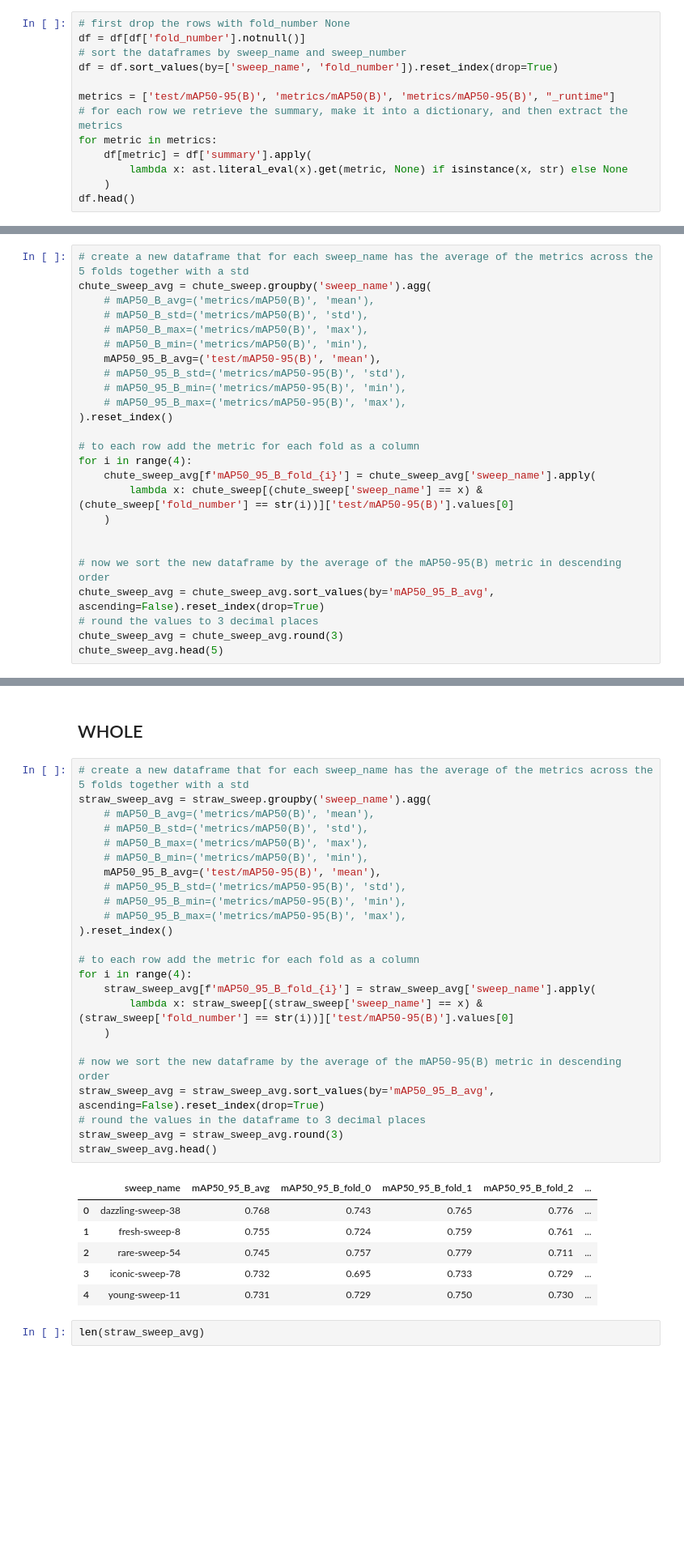
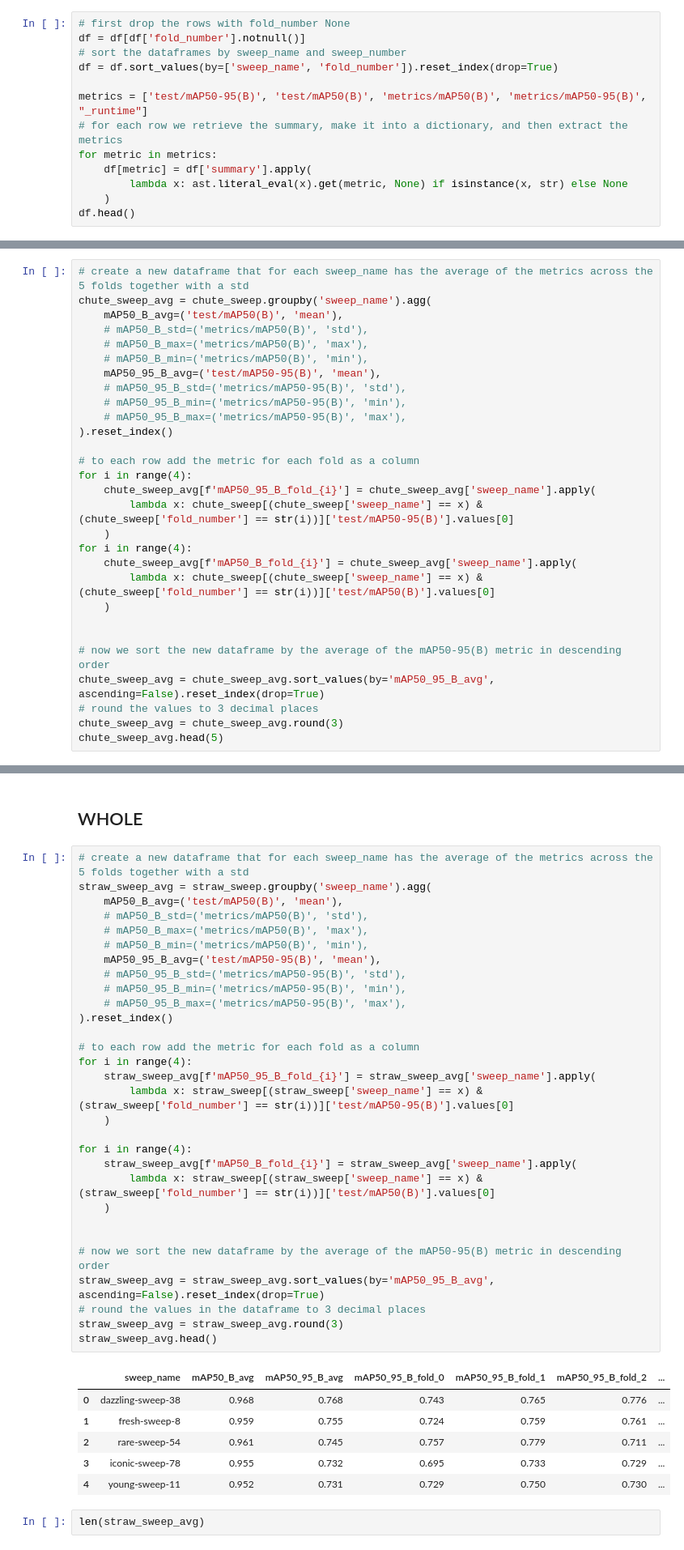
Before and after one commit to rreezN/strawml, a Jupyter notebook: strawml/data/wandbdata.ipynb, the cells around one changed output, grey strips where cells are left out. Shown at 81% size. Cells and saved outputs as stored; diff of their text form; blank space fills up the shorter version.

```diff
--- a/strawml/data/wandbdata.ipynb
+++ b/strawml/data/wandbdata.ipynb
@@ -104,7 +104,7 @@ df = df[df['fold_number'].notnull()]
 # sort the dataframes by sweep_name and sweep_number
 df = df.sort_values(by=['sweep_name', 'fold_number']).reset_index(drop=True)
 
-metrics = ['test/mAP50-95(B)', 'metrics/mAP50(B)', 'metrics/mAP50-95(B)', "_runtime"]
+metrics = ['test/mAP50-95(B)', 'test/mAP50(B)', 'metrics/mAP50(B)', 'metrics/mAP50-95(B)', "_runtime"]
 # for each row we retrieve the summary, make it into a dictionary, and then extract the metrics
 for metric in metrics:
     df[metric] = df['summary'].apply(
@@ -148,7 +148,7 @@ Number of duplicates in straw_sweep: 0
 # %%
 # create a new dataframe that for each sweep_name has the average of the metrics across the 5 folds together with a std
 chute_sweep_avg = chute_sweep.groupby('sweep_name').agg(
-    # mAP50_B_avg=('metrics/mAP50(B)', 'mean'),
+    mAP50_B_avg=('test/mAP50(B)', 'mean'),
     # mAP50_B_std=('metrics/mAP50(B)', 'std'),
     # mAP50_B_max=('metrics/mAP50(B)', 'max'),
     # mAP50_B_min=('metrics/mAP50(B)', 'min'),
@@ -163,6 +163,10 @@ for i in range(4):
     chute_sweep_avg[f'mAP50_95_B_fold_{i}'] = chute_sweep_avg['sweep_name'].apply(
         lambda x: chute_sweep[(chute_sweep['sweep_name'] == x) & (chute_sweep['fold_number'] == str(i))]['test/mAP50-95(B)'].values[0]
     )
+for i in range(4):
+    chute_sweep_avg[f'mAP50_B_fold_{i}'] = chute_sweep_avg['sweep_name'].apply(
+        lambda x: chute_sweep[(chute_sweep['sweep_name'] == x) & (chute_sweep['fold_number'] == str(i))]['test/mAP50(B)'].values[0]
+    )
 
 
 # now we sort the new dataframe by the average of the mAP50-95(B) metric in descending order
@@ -268,34 +272,40 @@ Top 5 cutout sweep config: {'lr': 0.008182627982129776, 'imgsz': 224, 'optimizer
 # %%
 # create a new dataframe that for each sweep_name has the average of the metrics across the 5 folds together with a std
 straw_sweep_avg = straw_sweep.groupby('sweep_name').agg(
-    # mAP50_B_avg=('metrics/mAP50(B)', 'mean'),
+    mAP50_B_avg=('test/mAP50(B)', 'mean'),
     # mAP50_B_std=('metrics/mAP50(B)', 'std'),
     # mAP50_B_max=('metrics/mAP50(B)', 'max'),
     # mAP50_B_min=('metrics/mAP50(B)', 'min'),
     mAP50_95_B_avg=('test/mAP50-95(B)', 'mean'),
     # mAP50_95_B_std=('metrics/mAP50-95(B)', 'std'),
     # mAP50_95_B_min=('metrics/mAP50-95(B)', 'min'),
     # mAP50_95_B_max=('metrics/mAP50-95(B)', 'max'),
 ).reset_index()
 
 # to each row add the metric for each fold as a column
 for i in range(4):
     straw_sweep_avg[f'mAP50_95_B_fold_{i}'] = straw_sweep_avg['sweep_name'].apply(
         lambda x: straw_sweep[(straw_sweep['sweep_name'] == x) & (straw_sweep['fold_number'] == str(i))]['test/mAP50-95(B)'].values[0]
     )
 
+for i in range(4):
+    straw_sweep_avg[f'mAP50_B_fold_{i}'] = straw_sweep_avg['sweep_name'].apply(
+        lambda x: straw_sweep[(straw_sweep['sweep_name'] == x) & (straw_sweep['fold_number'] == str(i))]['test/mAP50(B)'].values[0]
+    )
+
+
 # now we sort the new dataframe by the average of the mAP50-95(B) metric in descending order
 straw_sweep_avg = straw_sweep_avg.sort_values(by='mAP50_95_B_avg', ascending=False).reset_index(drop=True)
 # round the values in the dataframe to 3 decimal places
 straw_sweep_avg = straw_sweep_avg.round(3)
 straw_sweep_avg.head()
 # %% [output]
-|  | sweep_name | mAP50_95_B_avg | mAP50_95_B_fold_0 | mAP50_95_B_fold_1 | mAP50_95_B_fold_2 | ... |
-| 0 | dazzling-sweep-38 | 0.768 | 0.743 | 0.765 | 0.776 | ... |
-| 1 | fresh-sweep-8 | 0.755 | 0.724 | 0.759 | 0.761 | ... |
-| 2 | rare-sweep-54 | 0.745 | 0.757 | 0.779 | 0.711 | ... |
-| 3 | iconic-sweep-78 | 0.732 | 0.695 | 0.733 | 0.729 | ... |
-| 4 | young-sweep-11 | 0.731 | 0.729 | 0.750 | 0.730 | ... |
+|  | sweep_name | mAP50_B_avg | mAP50_95_B_avg | mAP50_95_B_fold_0 | mAP50_95_B_fold_1 | mAP50_95_B_fold_2 | ... |
+| 0 | dazzling-sweep-38 | 0.968 | 0.768 | 0.743 | 0.765 | 0.776 | ... |
+| 1 | fresh-sweep-8 | 0.959 | 0.755 | 0.724 | 0.759 | 0.761 | ... |
+| 2 | rare-sweep-54 | 0.961 | 0.745 | 0.757 | 0.779 | 0.711 | ... |
+| 3 | iconic-sweep-78 | 0.955 | 0.732 | 0.695 | 0.733 | 0.729 | ... |
+| 4 | young-sweep-11 | 0.952 | 0.731 | 0.729 | 0.750 | 0.730 | ... |
 # %%
 len(straw_sweep_avg)
 # %% [output]
```
Also changed, not shown: parts of 4 cells of this notebook, 1 other file.
